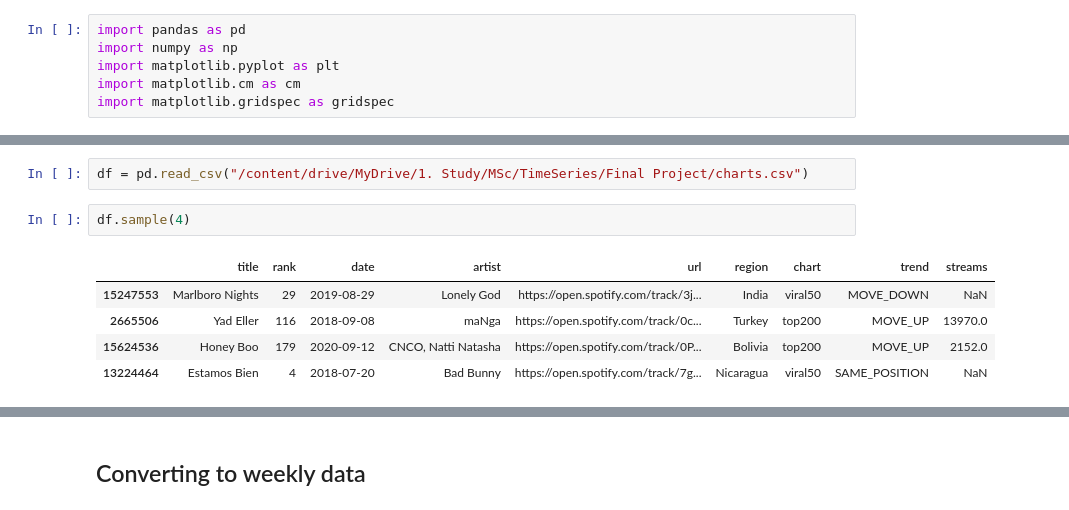
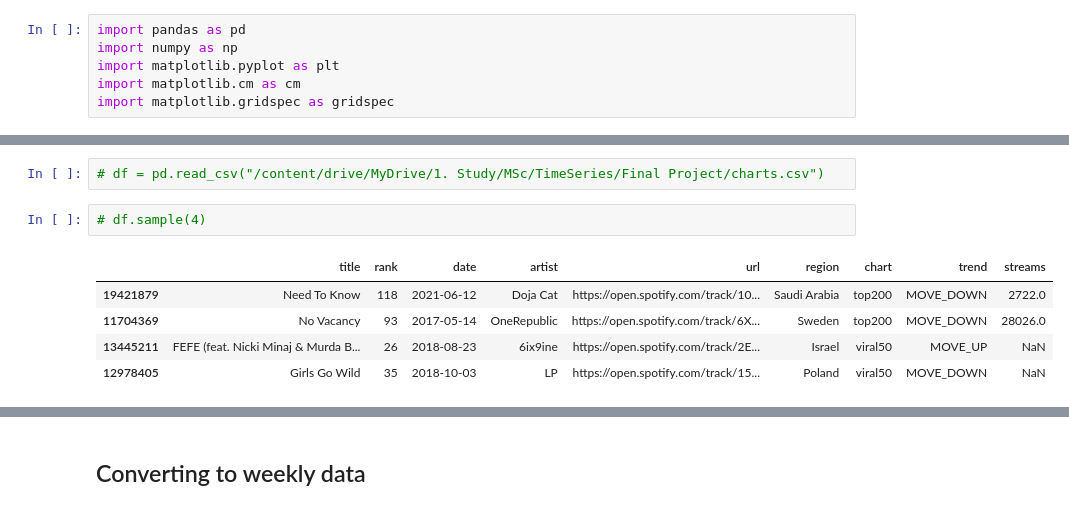
Before and after one commit to ItayG6454/Time-Series-Course, a Jupyter notebook: timeseries.ipynb, the cells around one changed output, grey strips where cells are left out. Drawn from its saved outputs; the diff is of its cells as text.

```diff
--- a/timeseries.ipynb
+++ b/timeseries.ipynb
@@ -12,13 +12,13 @@ drive.mount('/content/drive')
 # %% [output]
 Drive already mounted at /content/drive; to attempt to forcibly remount, call drive.mount("/content/drive", force_remount=True).
 # %%
-df = pd.read_csv("/content/drive/MyDrive/1. Study/MSc/TimeSeries/Final Project/charts.csv")
+# df = pd.read_csv("/content/drive/MyDrive/1. Study/MSc/TimeSeries/Final Project/charts.csv")
 # %%
-df.sample(4)
+# df.sample(4)
 # %% [output]
 |  | title | rank | date | artist | url | region | chart | trend | streams |
-| 15247553 | Marlboro Nights | 29 | 2019-08-29 | Lonely God | https://open.spotify.com/track/3j... | India | viral50 | MOVE_DOWN | NaN |
-| 2665506 | Yad Eller | 116 | 2018-09-08 | maNga | https://open.spotify.com/track/0c... | Turkey | top200 | MOVE_UP | 13970.0 |
-| 15624536 | Honey Boo | 179 | 2020-09-12 | CNCO, Natti Natasha | https://open.spotify.com/track/0P... | Bolivia | top200 | MOVE_UP | 2152.0 |
-| 13224464 | Estamos Bien | 4 | 2018-07-20 | Bad Bunny | https://open.spotify.com/track/7g... | Nicaragua | viral50 | SAME_POSITION | NaN |
+| 19421879 | Need To Know | 118 | 2021-06-12 | Doja Cat | https://open.spotify.com/track/10... | Saudi Arabia | top200 | MOVE_DOWN | 2722.0 |
+| 11704369 | No Vacancy | 93 | 2017-05-14 | OneRepublic | https://open.spotify.com/track/6X... | Sweden | top200 | MOVE_DOWN | 28026.0 |
+| 13445211 | FEFE (feat. Nicki Minaj & Murda B... | 26 | 2018-08-23 | 6ix9ine | https://open.spotify.com/track/2E... | Israel | viral50 | MOVE_UP | NaN |
+| 12978405 | Girls Go Wild | 35 | 2018-10-03 | LP | https://open.spotify.com/track/15... | Poland | viral50 | MOVE_DOWN | NaN |
 # %%
```
Also changed, not shown: parts of 14 cells of this notebook.
